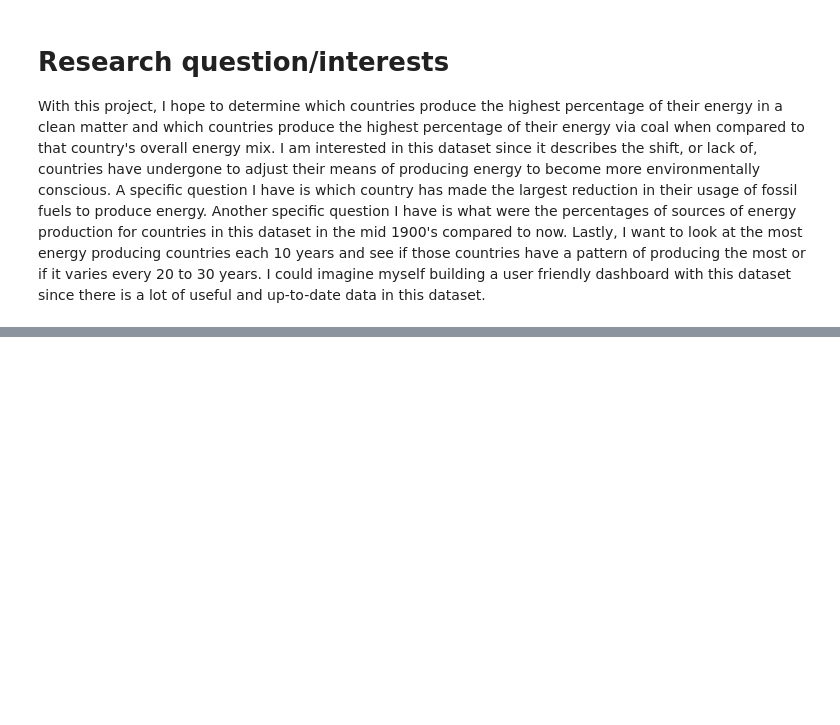
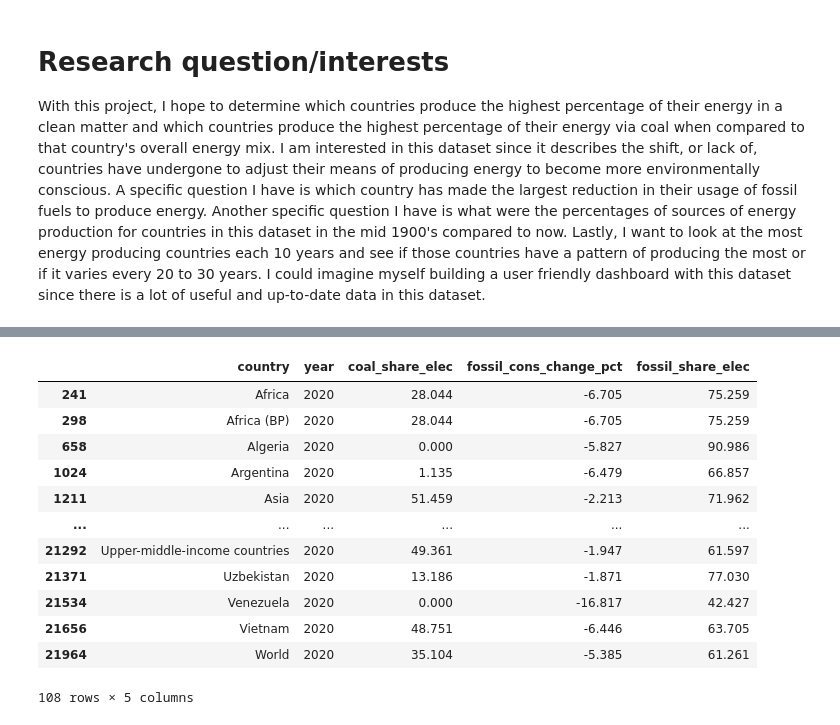
Before and after one commit to ubco-W2022T1-cosc301/project-group02, a Jupyter notebook: notebooks/analysis2.ipynb, the cells around one changed output, grey strips where cells are left out. Cells and saved outputs as stored; diff of their text form; code cells hidden in the pictures; blank space fills up the shorter version.

```diff
--- a/notebooks/analysis2.ipynb
+++ b/notebooks/analysis2.ipynb
@@ -6,0 +86,19 @@ With this project, I hope to determine which countries produce the highest perce
+# %%
+df2 = df2[df2['year'] == 2020]
+# Creating another new data frame from the old one which only includes data from 2020
+cleaned_df_2020 = df2.dropna()
+cleaned_df_2020
+# %% [output]
+|  | country | year | coal_share_elec | fossil_cons_change_pct | fossil_share_elec |
+| 241 | Africa | 2020 | 28.044 | -6.705 | 75.259 |
+| 298 | Africa (BP) | 2020 | 28.044 | -6.705 | 75.259 |
+| 658 | Algeria | 2020 | 0.000 | -5.827 | 90.986 |
+| 1024 | Argentina | 2020 | 1.135 | -6.479 | 66.857 |
+| 1211 | Asia | 2020 | 51.459 | -2.213 | 71.962 |
+| ... | ... | ... | ... | ... | ... |
+| 21292 | Upper-middle-income countries | 2020 | 49.361 | -1.947 | 61.597 |
+| 21371 | Uzbekistan | 2020 | 13.186 | -1.871 | 77.030 |
+| 21534 | Venezuela | 2020 | 0.000 | -16.817 | 42.427 |
+| 21656 | Vietnam | 2020 | 48.751 | -6.446 | 63.705 |
+| 21964 | World | 2020 | 35.104 | -5.385 | 61.261 |
+108 rows × 5 columns
```
Also changed, not shown: parts of 33 cells of this notebook, 1 other file.
